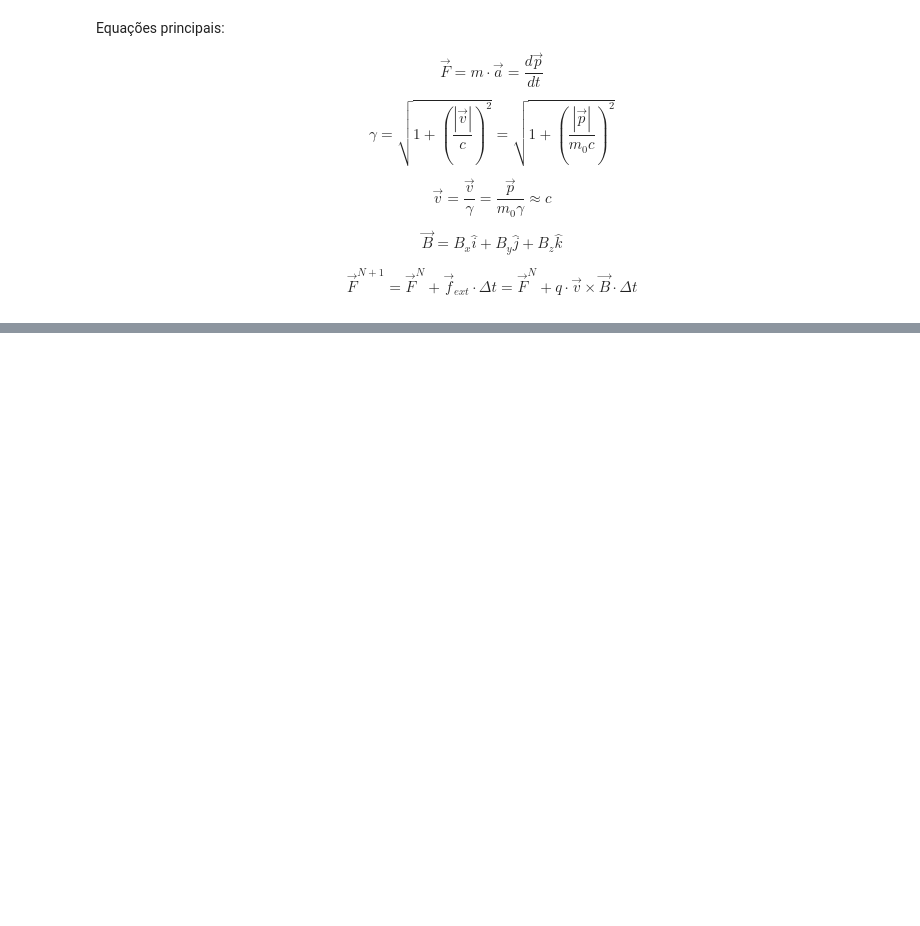
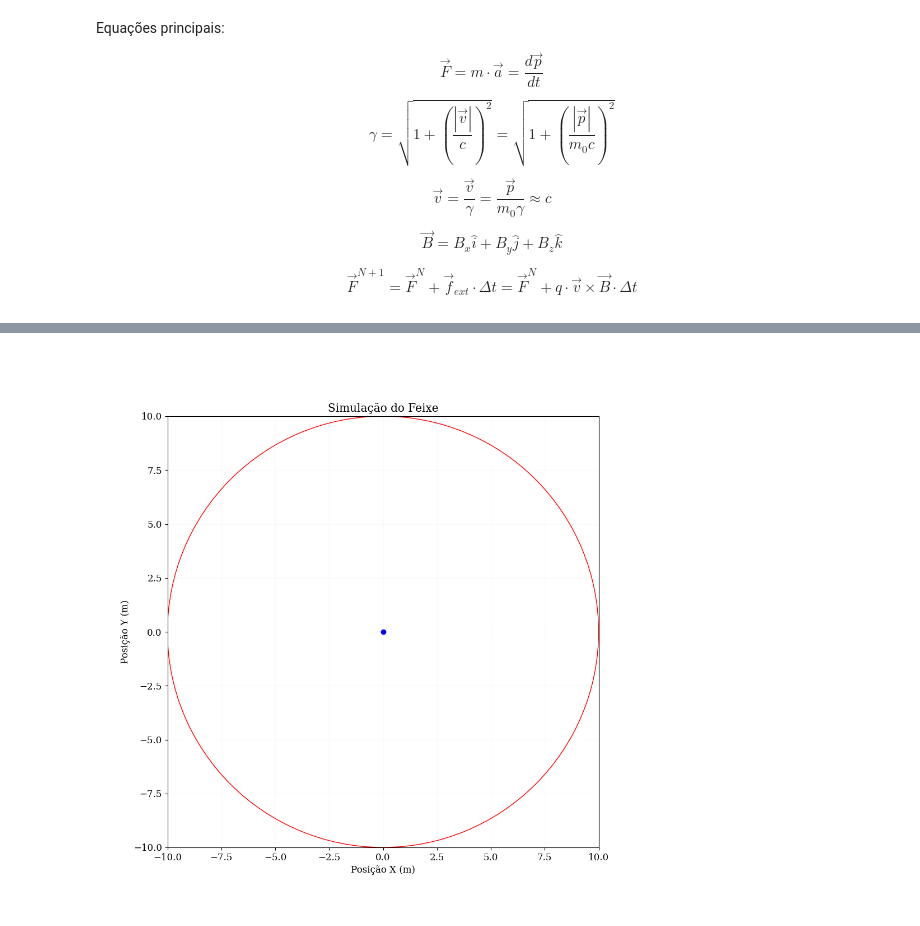
Before and after one commit to arthu0404/Simulacao-da-Correcao-do-Feixe-de-Eletrons, a Jupyter notebook: Simulacao do Feixe.ipynb, the cells around one changed output, grey strips where cells are left out. Cells and saved outputs as stored; diff of their text form; code cells hidden in the pictures; blank space fills up the shorter version.

```diff
--- a/Simulacao do Feixe.ipynb
+++ b/Simulacao do Feixe.ipynb
@@ -286,0 +291,49 @@ O desvio máximo foi de 0.002584431125264075 metros
+# %%
+from matplotlib.animation import FuncAnimation
+from matplotlib.patches import Circle
+from matplotlib.widgets import Slider
+
+%matplotlib widget
+
+anim = None
+
+try:
+    anim.event_source.stop()
+except AttributeError:
+    pass
+plt.close("all")
+
+fig, ax = plt.subplots(figsize=(10, 10), dpi=100)
+gs = gridspec.GridSpec(3, 2, figure=fig, height_ratios=[0.4, 0.4, 0.2])
+fig.canvas.header_visible = False
+
+ax.set_xlim(parametros["x0"]-10, parametros["x0"]+10)
+ax.set_ylim(parametros["y0"]-10, parametros["y0"]+10)
+ax.set_ylabel("Posição Y (m)")
+ax.set_xlabel("Posição X (m)")
+ax.set_title(f"Simulação do Feixe")
+ax.set_aspect("equal")
+ax.grid(True, alpha=0.05)
+
+time_text = ax.text(0.02, 0.95, "", transform=ax.transAxes, bbox=dict(facecolor="white", alpha=0.6, edgecolor="none"))
+
+fig_eletron = ax.scatter([eletron.pos[0, 0]], [eletron.pos[0, 1]], color='blue', label='Elétron')
+fig_anel = Circle((parametros["x0"], parametros["y0"]), radius=10, fill=False, color='r')
+ax.add_patch(fig_anel)
+
+def animate(frame):
+    pos_x_atual = eletron.pos[frame, 0]
+    pos_y_atual = eletron.pos[frame, 1]
+    pos_z_atual = eletron.pos[frame, 2]
+
+    fig_eletron.set_offsets(np.array([[pos_x_atual, pos_y_atual]]))
+
+    tempo_atual = eletron.t[frame]
+    time_text.set_text(f"Passo: {frame} | Tempo: {tempo_atual:.12f}s | Distancia: {pos_z_atual:.6f}m")
+
+    return fig_eletron, time_text
+
+anim = FuncAnimation(fig, animate, frames=range(0, N_PASSOS, 10), interval=30, blit=True, repeat=False)
+plt.show()
+# %% [output]
+[figure, added]
```
Also changed, not shown: parts of 6 cells of this notebook.
